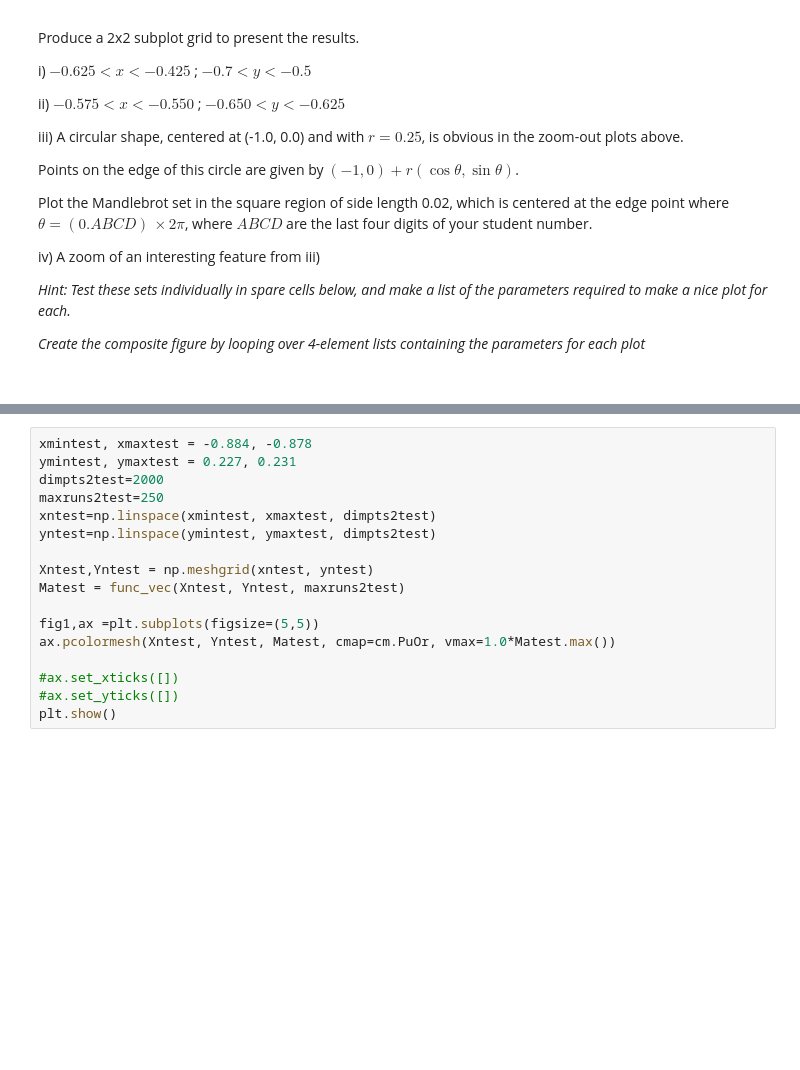
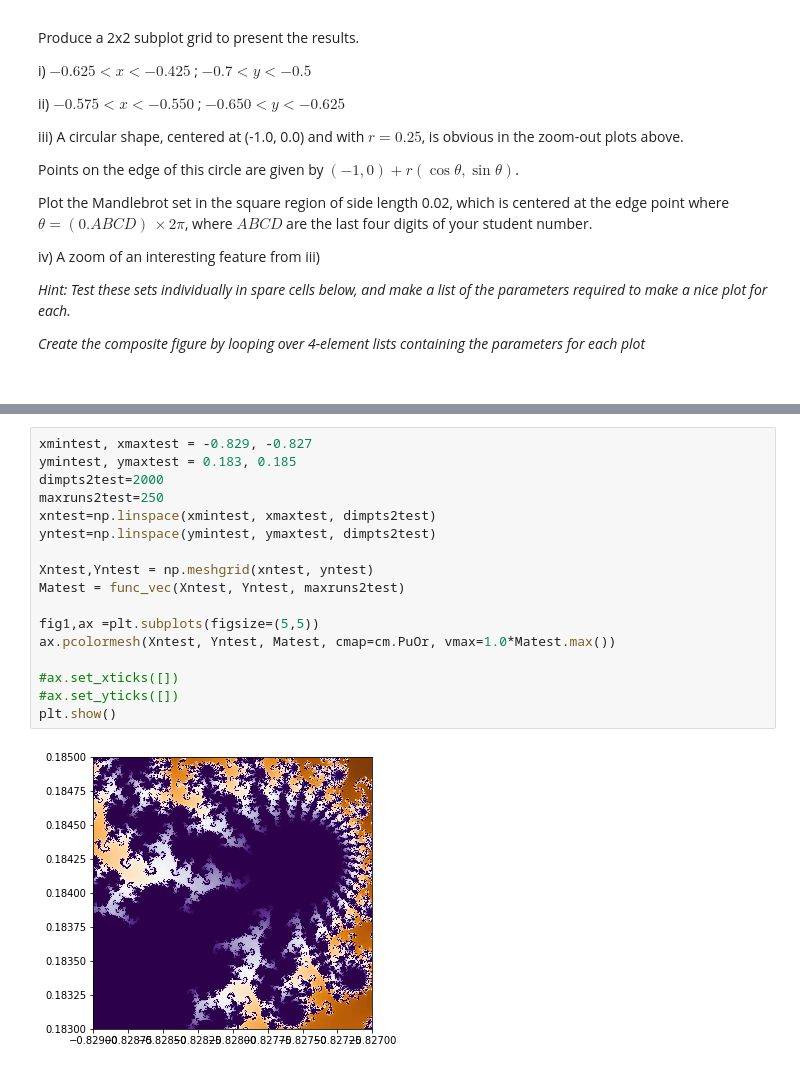
Before and after one commit to StephenWasntAvailable/CompSim18_19, a Jupyter notebook: Jupyter Notebooks/1_mandelbrot_exercise.ipynb, the cells around one changed output, grey strips where cells are left out. Saved outputs shown, nothing was run; the diff lists cells and outputs as text; blank space fills up the shorter version.

```diff
--- a/Jupyter Notebooks/1_mandelbrot_exercise.ipynb
+++ b/Jupyter Notebooks/1_mandelbrot_exercise.ipynb
@@ -229,17 +229,19 @@ fig.patch.set_facecolor('white')
 # %%
-xmintest, xmaxtest = -0.884, -0.878
-ymintest, ymaxtest = 0.227, 0.231
+xmintest, xmaxtest = -0.829, -0.827
+ymintest, ymaxtest = 0.183, 0.185
 dimpts2test=2000
 maxruns2test=250
 xntest=np.linspace(xmintest, xmaxtest, dimpts2test)
 yntest=np.linspace(ymintest, ymaxtest, dimpts2test)
 
 Xntest,Yntest = np.meshgrid(xntest, yntest)
 Matest = func_vec(Xntest, Yntest, maxruns2test)
 
 fig1,ax =plt.subplots(figsize=(5,5))
 ax.pcolormesh(Xntest, Yntest, Matest, cmap=cm.PuOr, vmax=1.0*Matest.max())
 
 #ax.set_xticks([])
 #ax.set_yticks([])
 plt.show()
+# %% [output]
+[figure, added]
```
Also changed, not shown: parts of 3 cells of this notebook, 4 other files.
